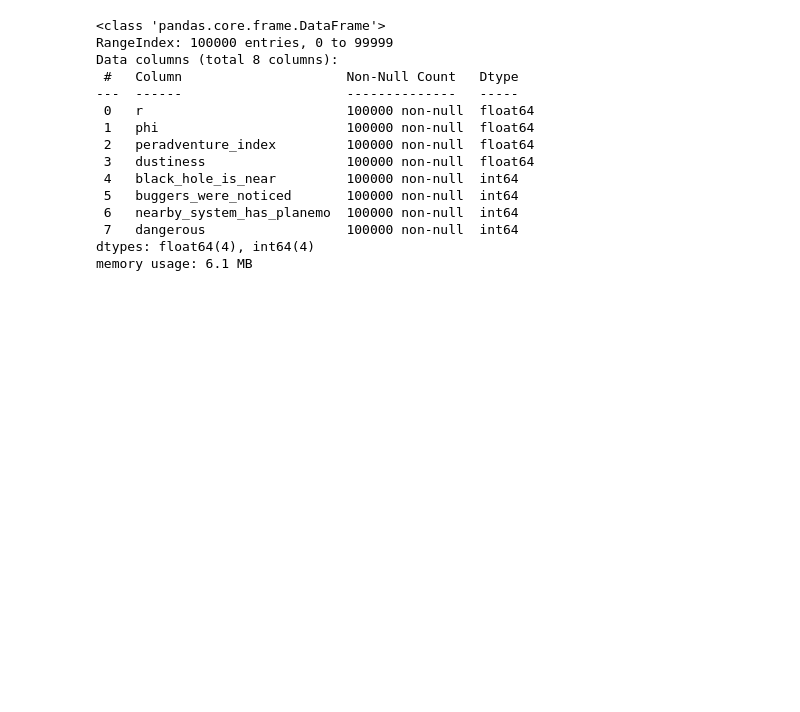
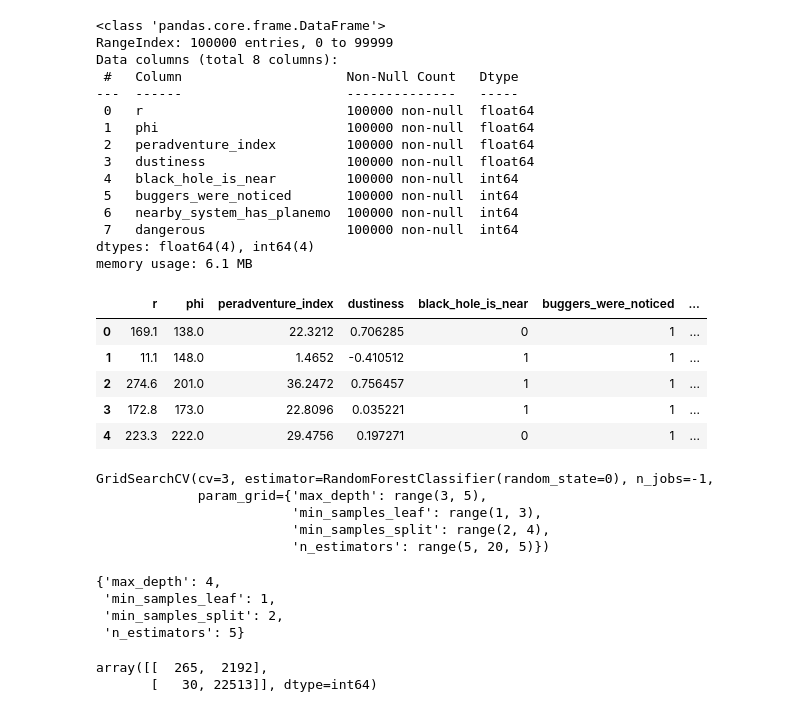
Before and after one commit to AndreyKurdyubov/Stepik_introML, a Jupyter notebook: Module 3.ipynb, the cells around one changed output. Drawn from its saved outputs; the diff is of its cells as text; code cells hidden in the pictures; blank space fills up the shorter version.

```diff
--- a/Module 3.ipynb
+++ b/Module 3.ipynb
@@ -333,3 +333,12 @@ Data columns (total 8 columns):
  7   dangerous                  100000 non-null  int64
 dtypes: float64(4), int64(4)
 memory usage: 6.1 MB
+# %%
+space.head()
+# %% [output]
+|  | r | phi | peradventure_index | dustiness | black_hole_is_near | buggers_were_noticed | ... |
+| 0 | 169.1 | 138.0 | 22.3212 | 0.706285 | 0 | 1 | ... |
+| 1 | 11.1 | 148.0 | 1.4652 | -0.410512 | 1 | 1 | ... |
+| 2 | 274.6 | 201.0 | 36.2472 | 0.756457 | 1 | 1 | ... |
+| 3 | 172.8 | 173.0 | 22.8096 | 0.035221 | 1 | 1 | ... |
+| 4 | 223.3 | 222.0 | 29.4756 | 0.197271 | 0 | 1 | ... |
@@ -335,0 +350,24 @@ memory usage: 6.1 MB
+# %%
+rf = RandomForestClassifier(random_state=0)
+params = {
+    'n_estimators': range(5, 20, 5),
+    'max_depth': range(3, 5),
+    'min_samples_leaf': range(1, 3),
+    'min_samples_split': range(2, 4)
+}
+
+grid = GridSearchCV(rf, params, cv=3, n_jobs=-1)
+grid.fit(X_train, y_train)
+# %% [output]
+GridSearchCV(cv=3, estimator=RandomForestClassifier(random_state=0), n_jobs=-1,
+             param_grid={'max_depth': range(3, 5),
+                         'min_samples_leaf': range(1, 3),
+                         'min_samples_split': range(2, 4),
+                         'n_estimators': range(5, 20, 5)})
+# %%
+grid.best_params_
+# %% [output]
+{'max_depth': 4,
+ 'min_samples_leaf': 1,
+ 'min_samples_split': 2,
+ 'n_estimators': 5}
@@ -335,0 +376,7 @@ memory usage: 6.1 MB
+# %%
+predict = best_clf.predict(X_test)
+cm = confusion_matrix(y_test, predict)
+cm
+# %% [output]
+array([[  265,  2192],
+       [   30, 22513]], dtype=int64)
```
Also changed, not shown: parts of 6 cells of this notebook.
